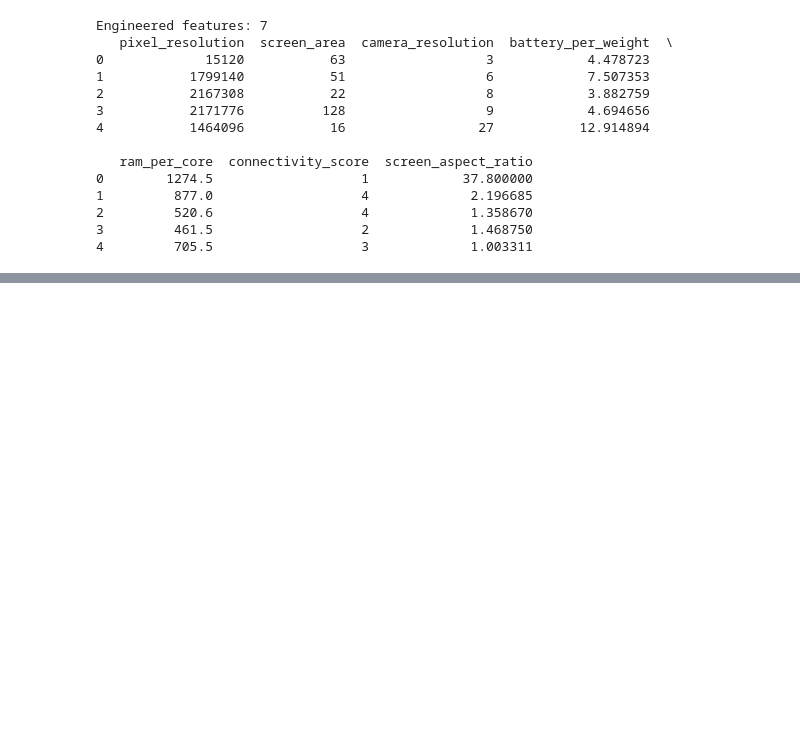
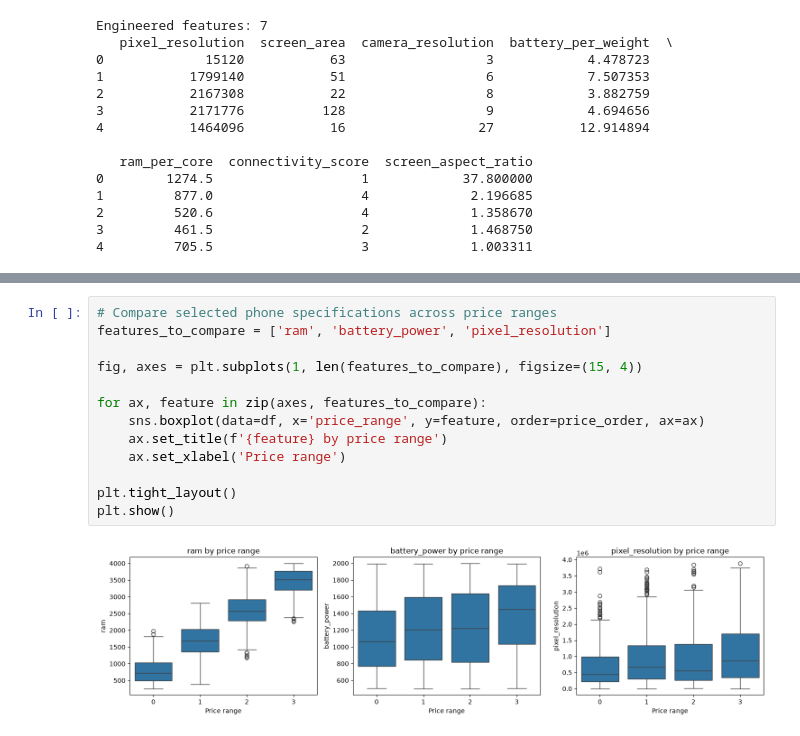
Before and after one commit to AmitParmar20/Cell-Phone-Price-Prediction-Model, a Jupyter notebook: CellPhone_Price_Prediction_model.ipynb, the cells around one changed output, grey strips where cells are left out. Saved outputs shown, nothing was run; the diff lists cells and outputs as text; blank space fills up the shorter version.

```diff
--- a/CellPhone_Price_Prediction_model.ipynb
+++ b/CellPhone_Price_Prediction_model.ipynb
@@ -220,0 +256,15 @@ Engineered features: 7
+# %%
+# Compare selected phone specifications across price ranges
+features_to_compare = ['ram', 'battery_power', 'pixel_resolution']
+
+fig, axes = plt.subplots(1, len(features_to_compare), figsize=(15, 4))
+
+for ax, feature in zip(axes, features_to_compare):
+    sns.boxplot(data=df, x='price_range', y=feature, order=price_order, ax=ax)
+    ax.set_title(f'{feature} by price range')
+    ax.set_xlabel('Price range')
+
+plt.tight_layout()
+plt.show()
+# %% [output]
+[figure, added]
```
Also changed, not shown: parts of 17 cells of this notebook.
